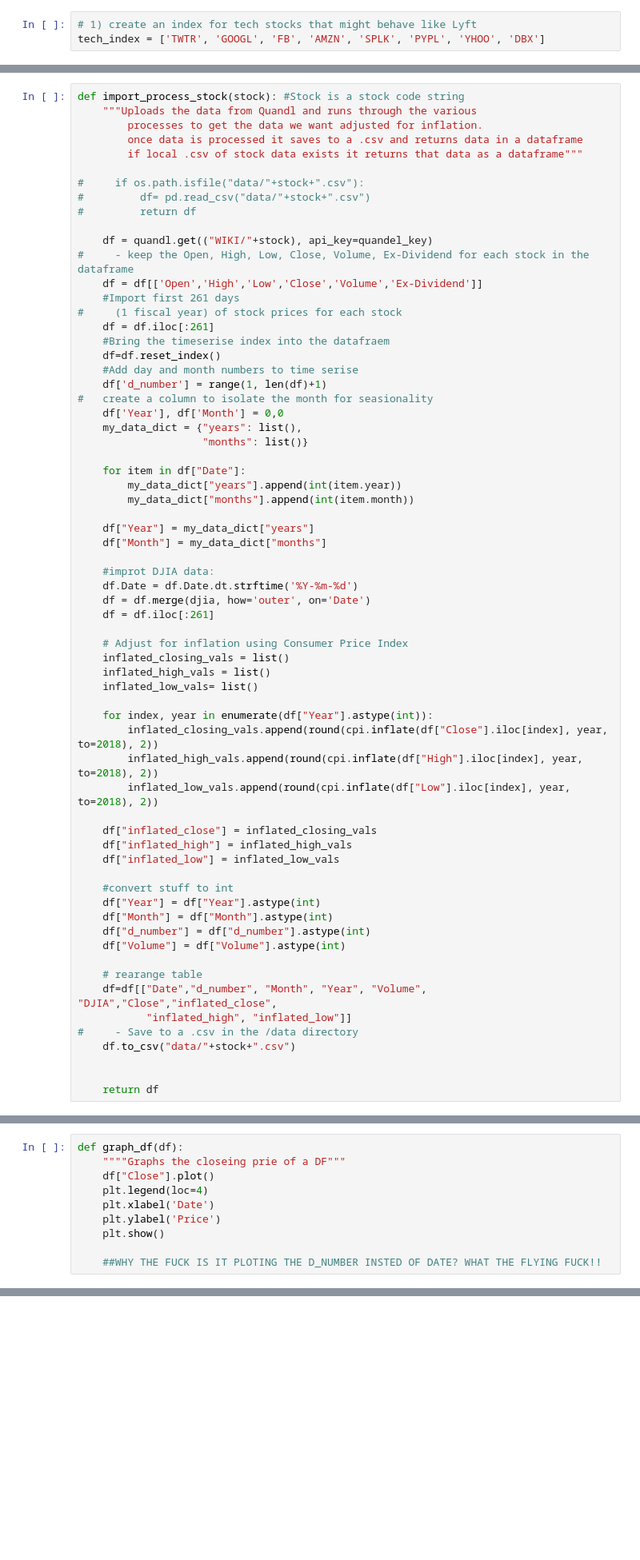
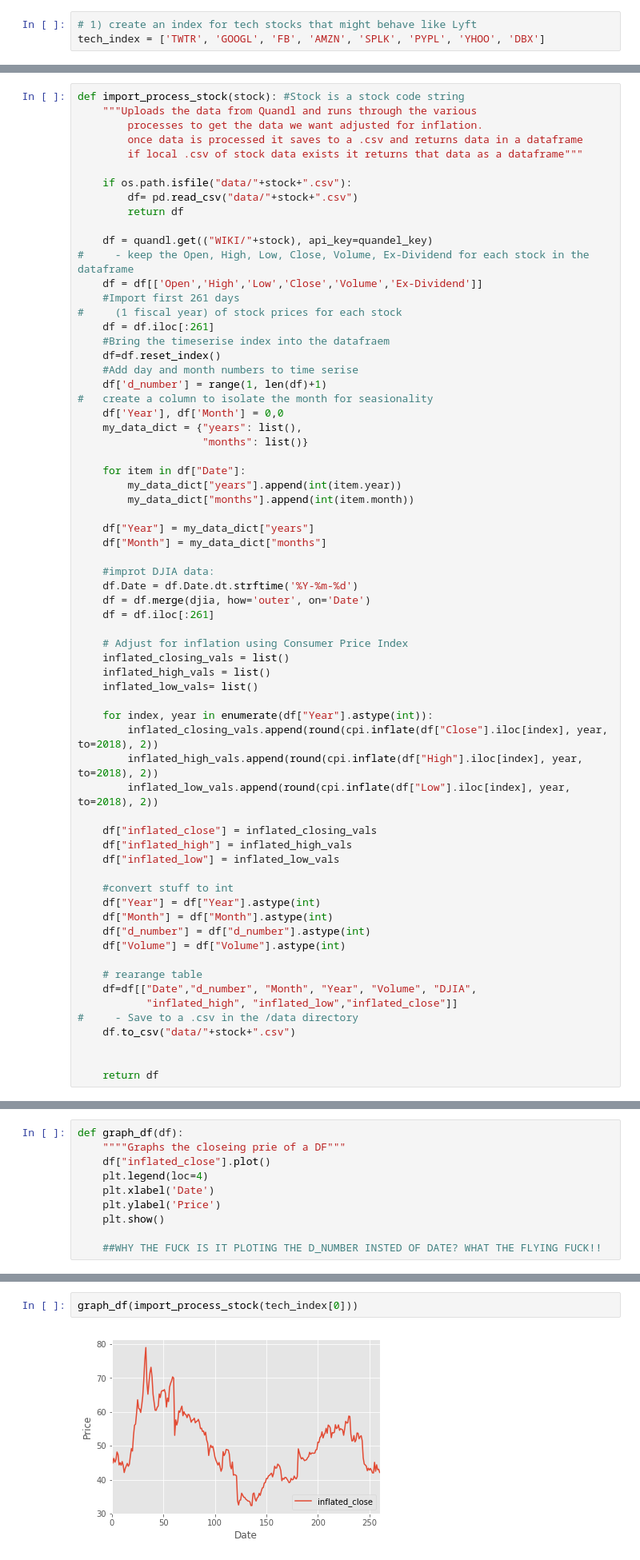
Before and after one commit to capt-alien/Lyft_stock_project, a Jupyter notebook: Lyft_project.ipynb, the cells around one changed output, grey strips where cells are left out. Shown: that part at 80% size. Saved outputs shown, nothing was run; the diff lists cells and outputs as text; blank space fills up the shorter version.

Commit message:
added lyft data

```diff
--- a/Lyft_project.ipynb
+++ b/Lyft_project.ipynb
@@ -191,9 +191,9 @@ def import_process_stock(stock): #Stock is a stock code string
         once data is processed it saves to a .csv and returns data in a dataframe
         if local .csv of stock data exists it returns that data as a dataframe"""
 
-#     if os.path.isfile("data/"+stock+".csv"):
-#         df= pd.read_csv("data/"+stock+".csv")
-#         return df
+    if os.path.isfile("data/"+stock+".csv"):
+        df= pd.read_csv("data/"+stock+".csv")
+        return df
 
     df = quandl.get(("WIKI/"+stock), api_key=quandel_key)
 #     - keep the Open, High, Low, Close, Volume, Ex-Dividend for each stock in the dataframe
@@ -243,8 +243,8 @@ def import_process_stock(stock): #Stock is a stock code string
     df["Volume"] = df["Volume"].astype(int)
 
     # rearange table
-    df=df[["Date","d_number", "Month", "Year", "Volume", "DJIA","Close","inflated_close",
-           "inflated_high", "inflated_low"]]
+    df=df[["Date","d_number", "Month", "Year", "Volume", "DJIA",
+           "inflated_high", "inflated_low","inflated_close"]]
 #     - Save to a .csv in the /data directory
     df.to_csv("data/"+stock+".csv")
 
@@ -326,0 +265,10 @@ Can use iterator/generator or improved list comp?
+# %%
+def graph_df(df):
+    """"Graphs the closeing prie of a DF"""
+    df["inflated_close"].plot()
+    plt.legend(loc=4)
+    plt.xlabel('Date')
+    plt.ylabel('Price')
+    plt.show()
+
+    ##WHY THE FUCK IS IT PLOTING THE D_NUMBER INSTED OF DATE? WHAT THE FLYING FUCK!!
@@ -331,10 +306,0 @@ test.describe()
-# %%
-def graph_df(df):
-    """"Graphs the closeing prie of a DF"""
-    df["Close"].plot()
-    plt.legend(loc=4)
-    plt.xlabel('Date')
-    plt.ylabel('Price')
-    plt.show()
-
-    ##WHY THE FUCK IS IT PLOTING THE D_NUMBER INSTED OF DATE? WHAT THE FLYING FUCK!!
@@ -340,0 +315,4 @@ def graph_df(df):
+# %%
+graph_df(import_process_stock(tech_index[0]))
+# %% [output]
+[figure, added]
```
Also changed, not shown: parts of 28 cells of this notebook, 1 other file.
